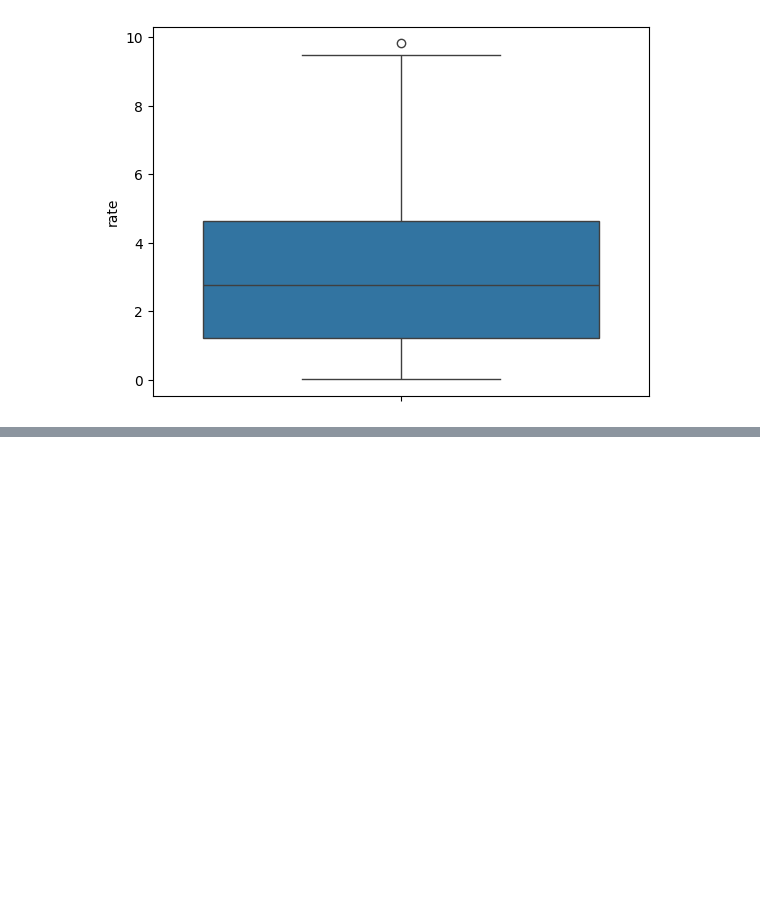
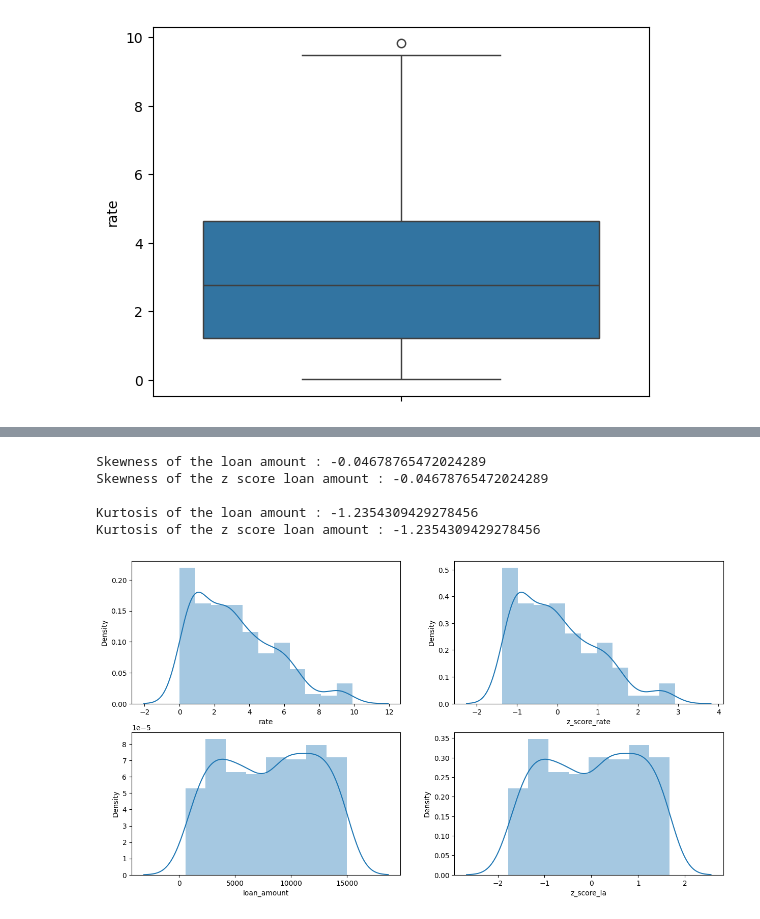
Before and after one commit to docroch/learning-data-science, a Jupyter notebook: data-preparation/loans.ipynb, the cells around one changed output, grey strips where cells are left out. Cells and saved outputs as stored; diff of their text form; code cells hidden in the pictures; blank space fills up the shorter version.

```diff
--- a/data-preparation/loans.ipynb
+++ b/data-preparation/loans.ipynb
@@ -407,0 +418,3 @@ sns.boxplot(df4.rate);
+# %%
+df3['z_score_rate'] = (df3['rate'] - avg_rate) / std_rate
+df3
@@ -407,0 +447,3 @@ sns.boxplot(df4.rate);
+# %%
+avg_la = df3['loan_amount'].mean()
+avg_la
@@ -407,0 +452,3 @@ sns.boxplot(df4.rate);
+# %%
+std_la = df3['loan_amount'].std()
+std_la
@@ -407,0 +457,3 @@ sns.boxplot(df4.rate);
+# %%
+df3['z_score_la'] = (df3['loan_amount'] - avg_la) / std_la
+df3
@@ -407,0 +474,21 @@ sns.boxplot(df4.rate);
+# %%
+print(f'Skewness of the loan amount : {df3.loan_amount.skew()}')
+print(f'Skewness of the z score loan amount : {df3.z_score_la.skew()}')
+print()
+print(f'Kurtosis of the loan amount : {df3.loan_amount.kurtosis()}')
+print(f'Kurtosis of the z score loan amount : {df3.z_score_la.kurtosis()}')
+# %% [output]
+Skewness of the loan amount : -0.04678765472024289
+Skewness of the z score loan amount : -0.04678765472024289
+
+Kurtosis of the loan amount : -1.2354309429278456
+Kurtosis of the z score loan amount : -1.2354309429278456
+# %%
+fig, ax = plt.subplots(2, 2, figsize=(15, 8))
+sns.distplot(df3['rate'], ax=ax[0,0])
+sns.distplot(df3['z_score_rate'], ax=ax[0,1])
+sns.distplot(df3['loan_amount'], ax=ax[1,0])
+sns.distplot(df3['z_score_la'], ax=ax[1,1])
+plt.show()
+# %% [output]
+[figure, added]
```
Also changed, not shown: parts of 7 cells of this notebook.
